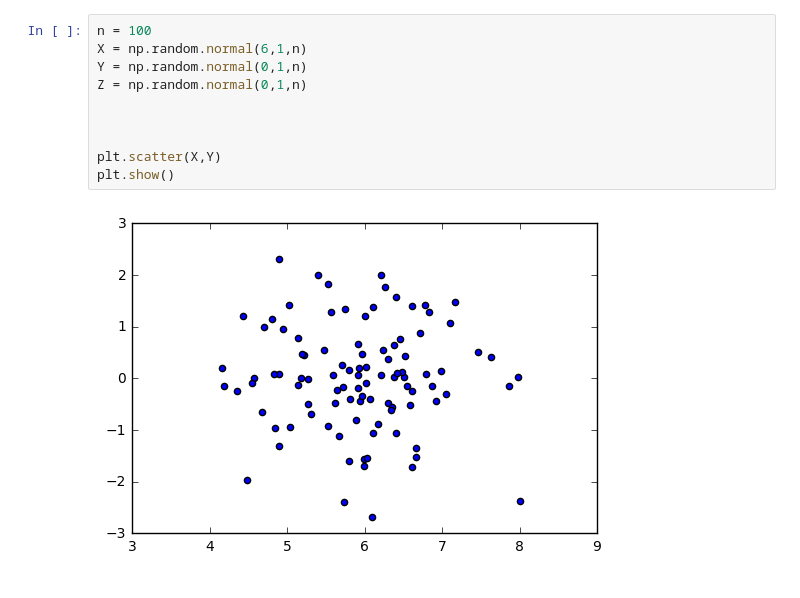
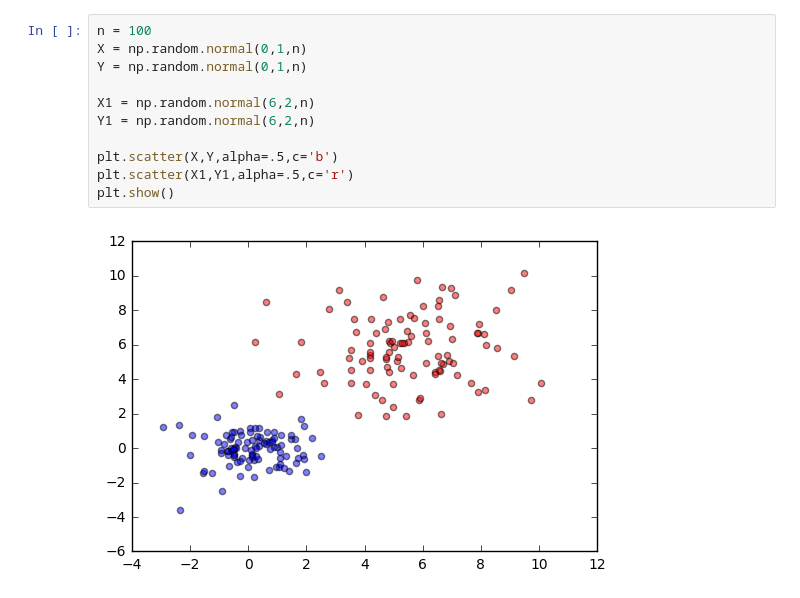
Before and after one commit to tanayag/AI_Circle, a Jupyter notebook: Matplotlib.ipynb, the cells around one changed output. Drawn from its saved outputs; the diff is of its cells as text.

```diff
--- a/Matplotlib.ipynb
+++ b/Matplotlib.ipynb
@@ -72,15 +76,16 @@ Y: [  0.   1.   2.   3.   4.   5.   6.   7.   8.   9.  10.  11.  12.  13.  14.
 # %%
 n = 100
-X = np.random.normal(6,1,n)
+X = np.random.normal(0,1,n)
 Y = np.random.normal(0,1,n)
-Z = np.random.normal(0,1,n)
 
+X1 = np.random.normal(6,2,n)
+Y1 = np.random.normal(6,2,n)
 
-
-plt.scatter(X,Y)
+plt.scatter(X,Y,alpha=.5,c='b')
+plt.scatter(X1,Y1,alpha=.5,c='r')
 plt.show()
 # %% [output]
-[figure, old version]
+[figure, new version]
 # %%
 X = np.linspace(1.0, 10.0, 80)
 Y = np.sin(X)  + 0.1 * np.power(X, 2) + 0.5 * np.random.normal(0,1,80)
```
Also changed, not shown: parts of 9 cells of this notebook, 29 other files.
